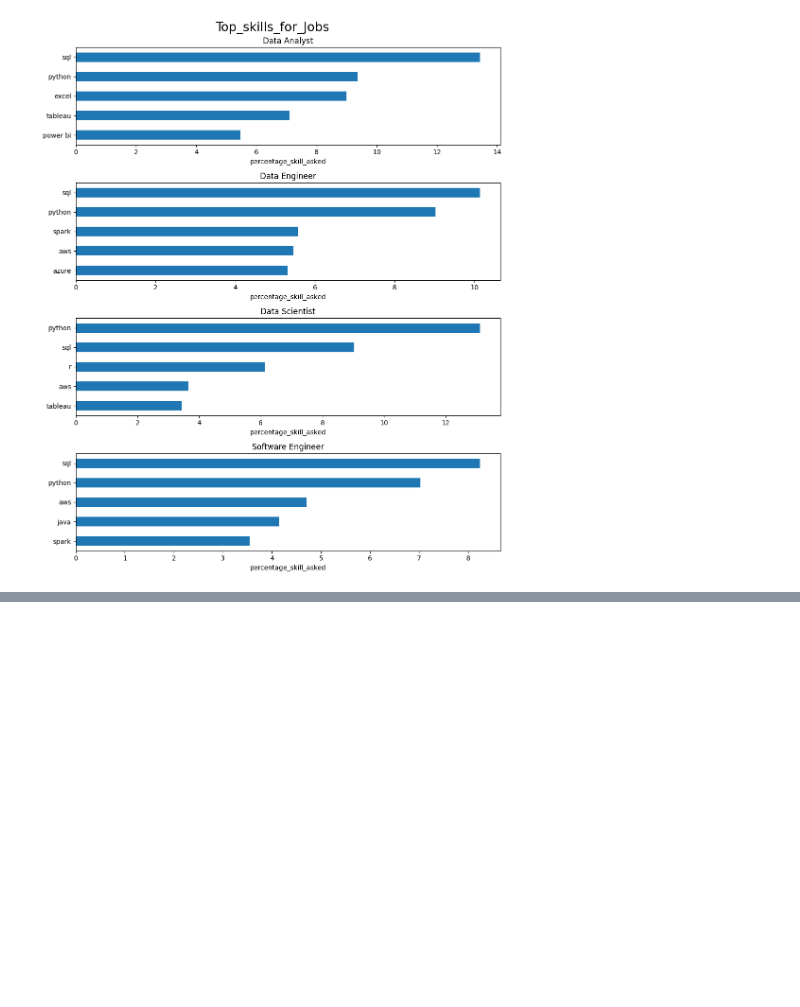
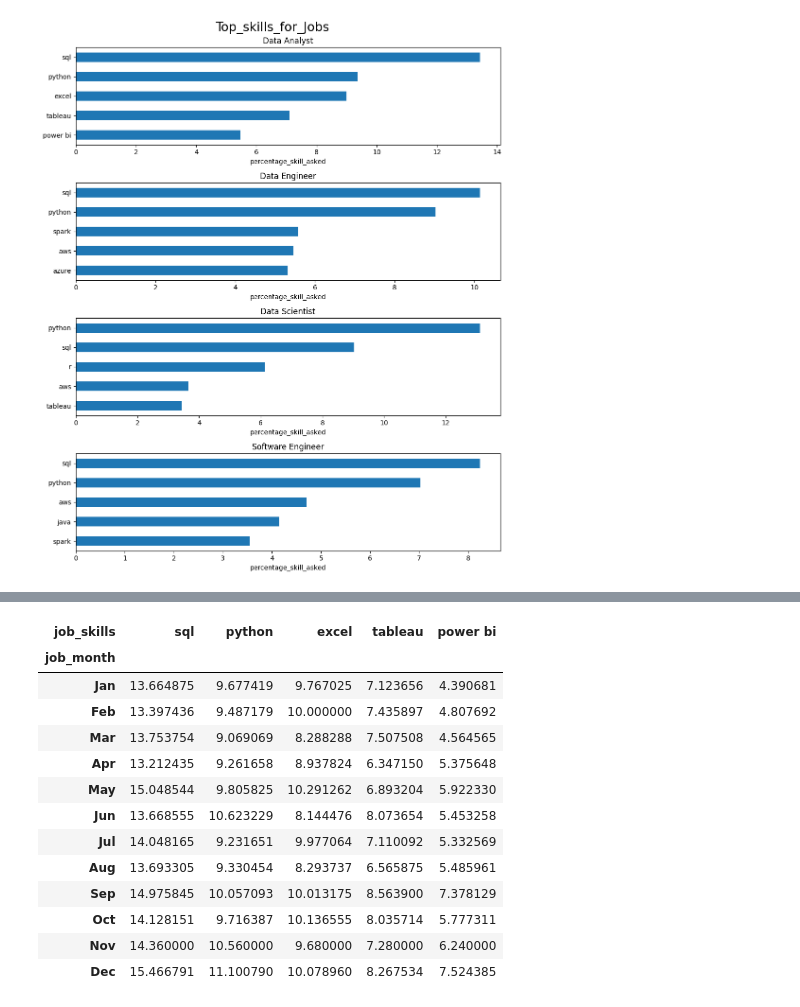
Before and after one commit to Mugundh97B/datajobs_da, a Jupyter notebook: pr1.ipynb, the cells around one changed output, grey strips where cells are left out. Cells and saved outputs as stored; diff of their text form; code cells hidden in the pictures; blank space fills up the shorter version.

```diff
--- a/pr1.ipynb
+++ b/pr1.ipynb
@@ -280,0 +351,22 @@ plt.show()
+# %%
+percent_skills = ind_da_piv.div(total_skill_per_month/100,axis = 0)
+percent_skills = percent_skills.reset_index()
+percent_skills['job_month'] = pd.to_datetime(percent_skills['job_month_num'],format='%m').dt.strftime('%b')
+percent_skills.drop('job_month_num', axis = 1, inplace = True)
+percent_skills.set_index(keys='job_month', inplace =True)
+percent_skills
+# %% [output]
+| job_skills | sql | python | excel | tableau | power bi |
+| job_month |  |  |  |  |  |
+| Jan | 13.664875 | 9.677419 | 9.767025 | 7.123656 | 4.390681 |
+| Feb | 13.397436 | 9.487179 | 10.000000 | 7.435897 | 4.807692 |
+| Mar | 13.753754 | 9.069069 | 8.288288 | 7.507508 | 4.564565 |
+| Apr | 13.212435 | 9.261658 | 8.937824 | 6.347150 | 5.375648 |
+| May | 15.048544 | 9.805825 | 10.291262 | 6.893204 | 5.922330 |
+| Jun | 13.668555 | 10.623229 | 8.144476 | 8.073654 | 5.453258 |
+| Jul | 14.048165 | 9.231651 | 9.977064 | 7.110092 | 5.332569 |
+| Aug | 13.693305 | 9.330454 | 8.293737 | 6.565875 | 5.485961 |
+| Sep | 14.975845 | 10.057093 | 10.013175 | 8.563900 | 7.378129 |
+| Oct | 14.128151 | 9.716387 | 10.136555 | 8.035714 | 5.777311 |
+| Nov | 14.360000 | 10.560000 | 9.680000 | 7.280000 | 6.240000 |
+| Dec | 15.466791 | 11.100790 | 10.078960 | 8.267534 | 7.524385 |
```
Also changed, not shown: parts of 5 cells of this notebook, 2 other files.
